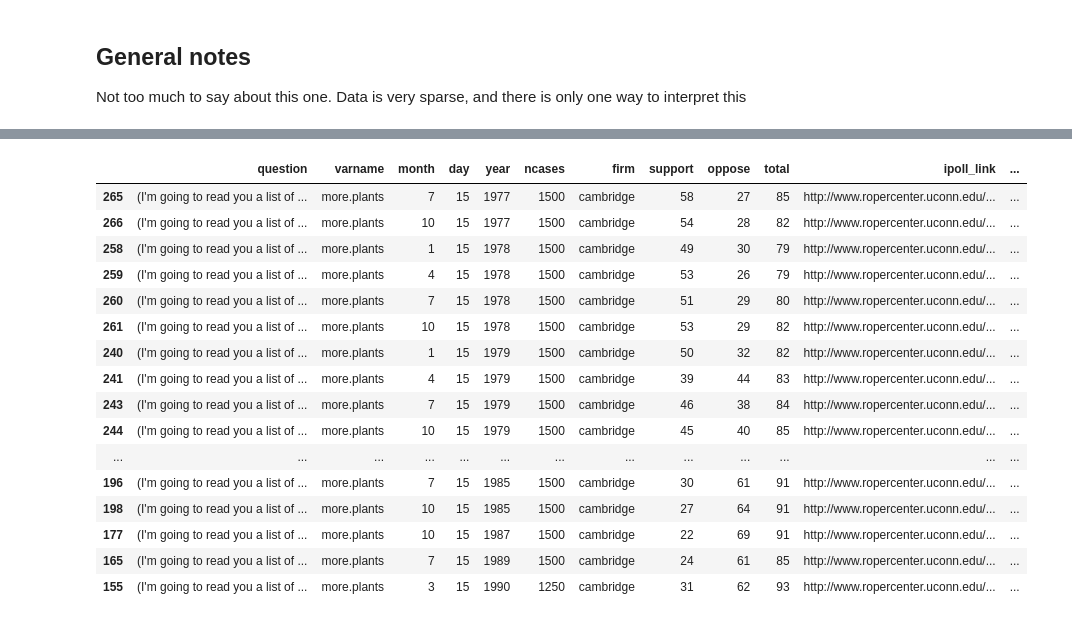
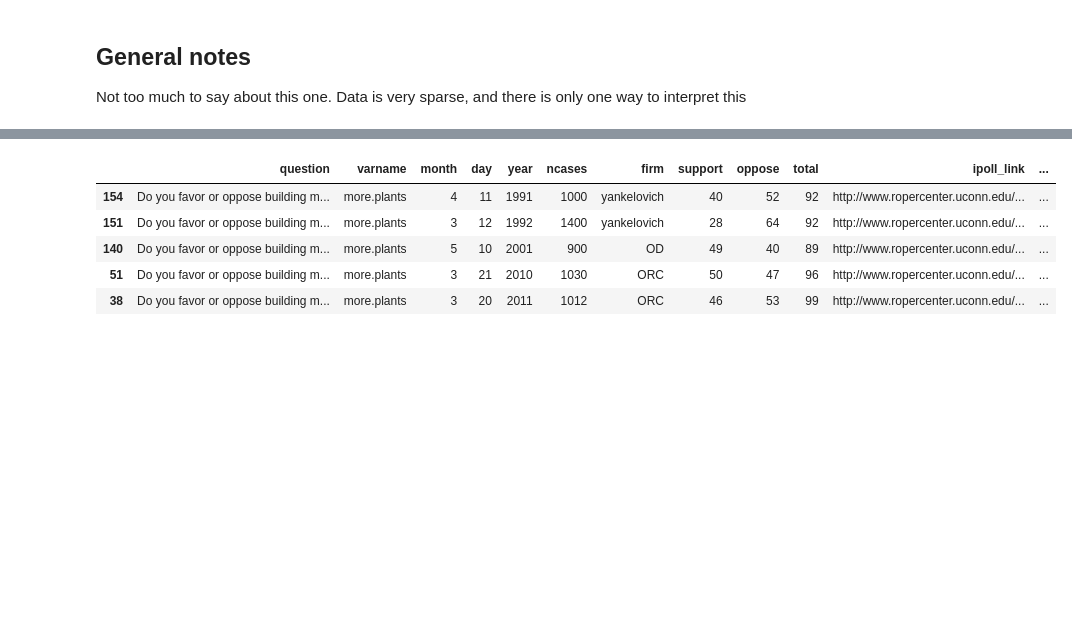
Before and after one commit to ekirchman/Capstone-notebooks, a Jupyter notebook: Gupta.ipynb, the cells around one changed output, grey strips where cells are left out. Drawn from its saved outputs; the diff is of its cells as text; code cells hidden in the pictures; blank space fills up the shorter version.

```diff
--- a/Gupta.ipynb
+++ b/Gupta.ipynb
@@ -32,28 +32,19 @@ Name: question, Length: 146, dtype: int64
 # %%
 #pd.set_option('display.max_colwidth', None)
 pd.options.display.max_colwidth = 48
 #df2['question']
+s= "Do you favor or oppose building more nuclear power plants"
+#print(df_date[df_date['question']])
 df2 = df_date[df_date['question'].str.contains(s)]
 df3 = df2.sort_values(by=['year', 'month', 'day'])
 df3
 # %% [output]
 |  | question | varname | month | day | year | ncases | firm | support | oppose | total | ipoll_link | ... |
-| 265 | (I'm going to read you a list of ... | more.plants | 7 | 15 | 1977 | 1500 | cambridge | 58 | 27 | 85 | http://www.ropercenter.uconn.edu/... | ... |
-| 266 | (I'm going to read you a list of ... | more.plants | 10 | 15 | 1977 | 1500 | cambridge | 54 | 28 | 82 | http://www.ropercenter.uconn.edu/... | ... |
-| 258 | (I'm going to read you a list of ... | more.plants | 1 | 15 | 1978 | 1500 | cambridge | 49 | 30 | 79 | http://www.ropercenter.uconn.edu/... | ... |
-| 259 | (I'm going to read you a list of ... | more.plants | 4 | 15 | 1978 | 1500 | cambridge | 53 | 26 | 79 | http://www.ropercenter.uconn.edu/... | ... |
-| 260 | (I'm going to read you a list of ... | more.plants | 7 | 15 | 1978 | 1500 | cambridge | 51 | 29 | 80 | http://www.ropercenter.uconn.edu/... | ... |
-| 261 | (I'm going to read you a list of ... | more.plants | 10 | 15 | 1978 | 1500 | cambridge | 53 | 29 | 82 | http://www.ropercenter.uconn.edu/... | ... |
-| 240 | (I'm going to read you a list of ... | more.plants | 1 | 15 | 1979 | 1500 | cambridge | 50 | 32 | 82 | http://www.ropercenter.uconn.edu/... | ... |
-| 241 | (I'm going to read you a list of ... | more.plants | 4 | 15 | 1979 | 1500 | cambridge | 39 | 44 | 83 | http://www.ropercenter.uconn.edu/... | ... |
-| 243 | (I'm going to read you a list of ... | more.plants | 7 | 15 | 1979 | 1500 | cambridge | 46 | 38 | 84 | http://www.ropercenter.uconn.edu/... | ... |
-| 244 | (I'm going to read you a list of ... | more.plants | 10 | 15 | 1979 | 1500 | cambridge | 45 | 40 | 85 | http://www.ropercenter.uconn.edu/... | ... |
-| ... | ... | ... | ... | ... | ... | ... | ... | ... | ... | ... | ... | ... |
-| 196 | (I'm going to read you a list of ... | more.plants | 7 | 15 | 1985 | 1500 | cambridge | 30 | 61 | 91 | http://www.ropercenter.uconn.edu/... | ... |
-| 198 | (I'm going to read you a list of ... | more.plants | 10 | 15 | 1985 | 1500 | cambridge | 27 | 64 | 91 | http://www.ropercenter.uconn.edu/... | ... |
-| 177 | (I'm going to read you a list of ... | more.plants | 10 | 15 | 1987 | 1500 | cambridge | 22 | 69 | 91 | http://www.ropercenter.uconn.edu/... | ... |
-| 165 | (I'm going to read you a list of ... | more.plants | 7 | 15 | 1989 | 1500 | cambridge | 24 | 61 | 85 | http://www.ropercenter.uconn.edu/... | ... |
-| 155 | (I'm going to read you a list of ... | more.plants | 3 | 15 | 1990 | 1250 | cambridge | 31 | 62 | 93 | http://www.ropercenter.uconn.edu/... | ... |
+| 154 | Do you favor or oppose building m... | more.plants | 4 | 11 | 1991 | 1000 | yankelovich | 40 | 52 | 92 | http://www.ropercenter.uconn.edu/... | ... |
+| 151 | Do you favor or oppose building m... | more.plants | 3 | 12 | 1992 | 1400 | yankelovich | 28 | 64 | 92 | http://www.ropercenter.uconn.edu/... | ... |
+| 140 | Do you favor or oppose building m... | more.plants | 5 | 10 | 2001 | 900 | OD | 49 | 40 | 89 | http://www.ropercenter.uconn.edu/... | ... |
+| 51 | Do you favor or oppose building m... | more.plants | 3 | 21 | 2010 | 1030 | ORC | 50 | 47 | 96 | http://www.ropercenter.uconn.edu/... | ... |
+| 38 | Do you favor or oppose building m... | more.plants | 3 | 20 | 2011 | 1012 | ORC | 46 | 53 | 99 | http://www.ropercenter.uconn.edu/... | ... |
 # %%
 import plotly.express as px
 #type(df3['date'].iloc[1])
```
Also changed, not shown: parts of 5 cells of this notebook.
